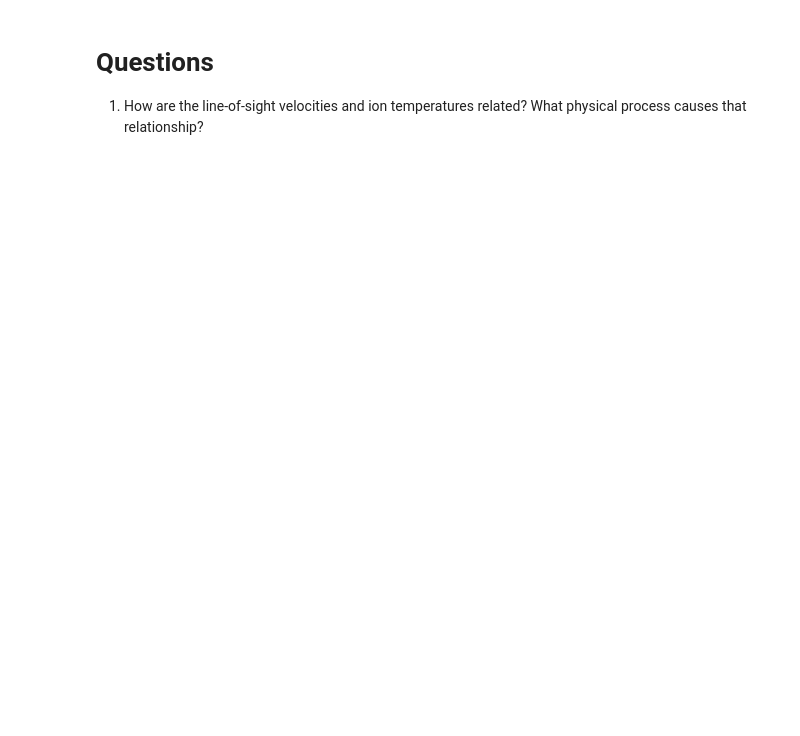
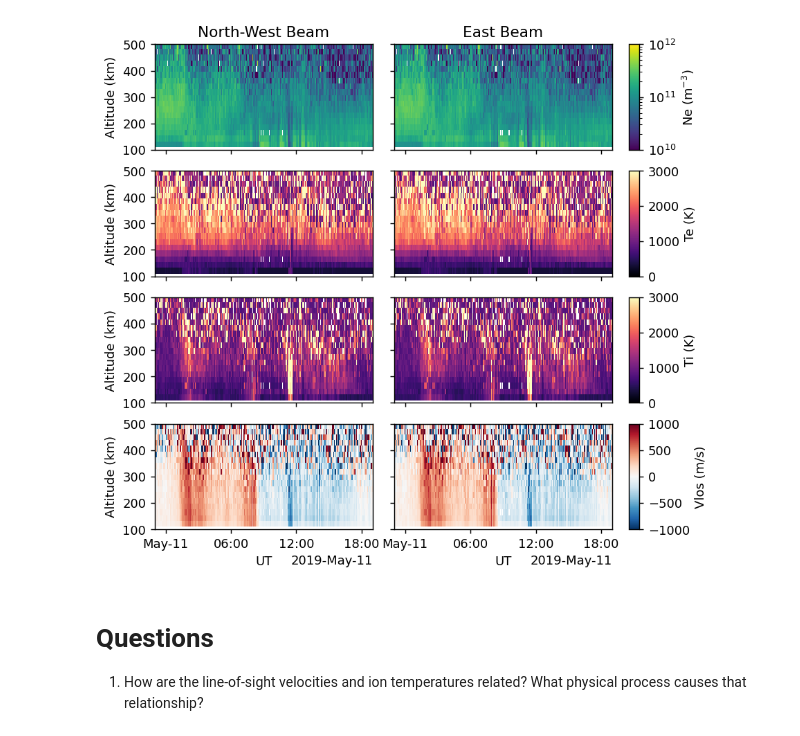
Before and after one commit to isrsummerschool/lecture_supplements_2024, a Jupyter notebook: data_use_examples/DataExample4.ipynb, the cells around one changed output. Saved outputs shown, nothing was run; the diff lists cells and outputs as text; code cells hidden in the pictures; blank space fills up the shorter version.

Commit message:
Updated to SRI Madrigal 3: DataExample3.ipynb and DataExample4.ipynb inside data_use_examples

```diff
--- a/data_use_examples/DataExample4.ipynb
+++ b/data_use_examples/DataExample4.ipynb
@@ -11,9 +12,9 @@ import numpy as np
 #CHANGE ME
 user_fullname = "Student Example"
 user_email = "isr.summer.school@gmail.com"
-user_affiliation = "ISR Summer School 2023"
+user_affiliation = "ISR Summer School 2024"
 
-maddat = madrigalWeb.madrigalWeb.MadrigalData('http://isr.sri.com/madrigal/')
+maddat = madrigalWeb.madrigalWeb.MadrigalData('https://data.amisr.com/madrigal/')
 # %%
 #instrument codes for AMISR
 instcodes={'PFISR':61,
@@ -66,0 +48,5 @@ Madrigal version: 2.6.2
+# %%
+# Get all the files associated with the experiment:
+fileList = maddat.getExperimentFiles(expList[0].id)
+for file in fileList:
+    print(os.path.basename(file.name),'\tkindat:',file.kindat,'desc:',file.kindatdesc)
@@ -82,8 +89,8 @@ with h5py.File(outfilename,'r') as f:
         outdct['bid'] = dat['1D Parameters/beamid'][0]
         outdct['azm'] = dat['1D Parameters/azm'][0]
         outdct['elm'] = dat['1D Parameters/elm'][0]
-        outdct['ne'] = 10**(dat['2D Parameters/nel'][:])
-        outdct['dne'] = 10**(dat['2D Parameters/dnel'][:])
+        outdct['ne'] = dat['2D Parameters/ne'][:]
+        outdct['dne'] = dat['2D Parameters/dne'][:]
         outdct['te'] = dat['2D Parameters/te'][:]
         outdct['dte'] = dat['2D Parameters/dte'][:]
         outdct['ti'] = dat['2D Parameters/ti'][:]
@@ -196,3 +134,39 @@ Text(0.5, 0.98, 'Long Pulse Data on 2019-05-11')
+# %%
+rows = 4
+cols = 2
+fig,axarr=plt.subplots(rows,cols,dpi=130,figsize=(8,7),sharex=True, sharey=True, gridspec_kw=dict(wspace=0.1, hspace=0.2))
+
+for row,(datatype,beamrmodes,cbtxt,norm,ylims,cmap) in enumerate(zip(
+                 ['ne','te','ti','vo'],
+                 [[wdat,edat],[wdat,edat],[wdat,edat],[wdat,edat]],
+                 [r"Ne (m$^{-3}$)", "Te (K)",
+                   r"Ti (K)", "Vlos (m/s)"],
+                 [mpl.colors.LogNorm(1e10,1e12),mpl.colors.Normalize(0,3000),mpl.colors.Normalize(0,3000),mpl.colors.Normalize(-1000,1000)],
+                 [[100,500],[100,500],[100,500],[100,500]],
+                 ['viridis','magma','magma','RdBu_r'])):
+    for col,beamrmode in enumerate(beamrmodes):
+        ax = axarr[row][col]
+        pcm = ax.pcolormesh(mdates.date2num(beamrmode['time']),beamrmode['altitude']/1e3,beamrmode[datatype],
+                      norm=norm,cmap=cmap,shading='nearest')
+        ax.set_ylim(ylims)
+        if col==0:
+            ax.set_ylabel('Altitude (km)')
+            vcb=fig.colorbar(pcm,ax=list(axarr[row][:].ravel()), pad=0.03, aspect=10)
+            vcb.set_label(cbtxt)
+        if row == rows-1:
+            ax.set_xlabel('UT')
+
+axarr[0,0].set_title('North-West Beam')
+axarr[0,1].set_title('East Beam')
+
+locator = mdates.AutoDateLocator(minticks=4, maxticks=5)
+formatter = mdates.ConciseDateFormatter(locator)
+axarr[-1,-1].xaxis.set_major_locator(locator)
+axarr[-1,-1].xaxis.set_major_formatter(formatter)
+axarr[-1,-1].set_xlim([mdates.date2num(datetime.datetime(2019,5,10,23,0,0)),
+                       mdates.date2num(datetime.datetime(2019,5,11,19,0,0))]);
+# %% [output]
+[figure, added]
 # %% [markdown]
 # Questions
 
```
Also changed, not shown: parts of 7 cells of this notebook, 1 other file.
